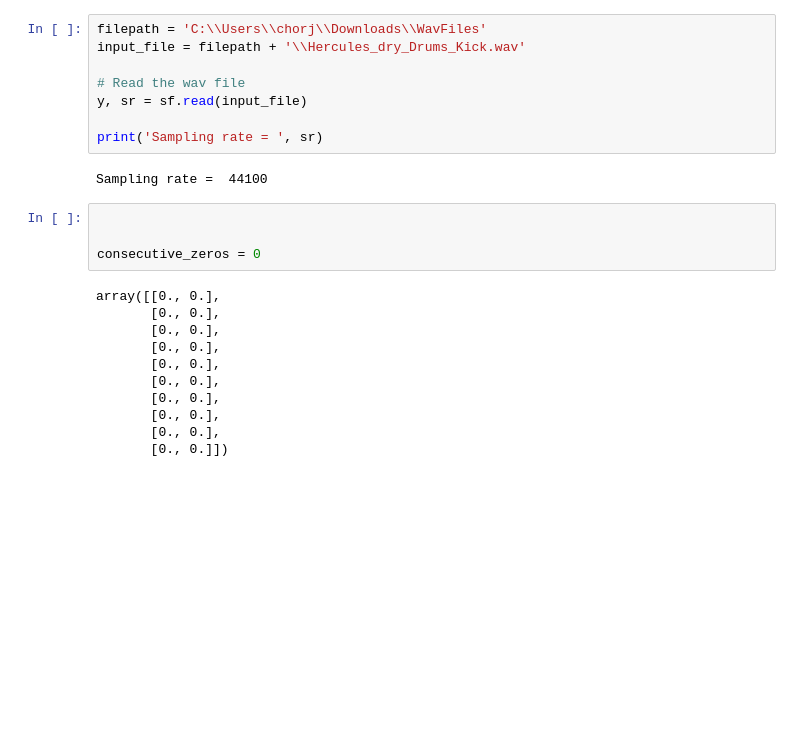
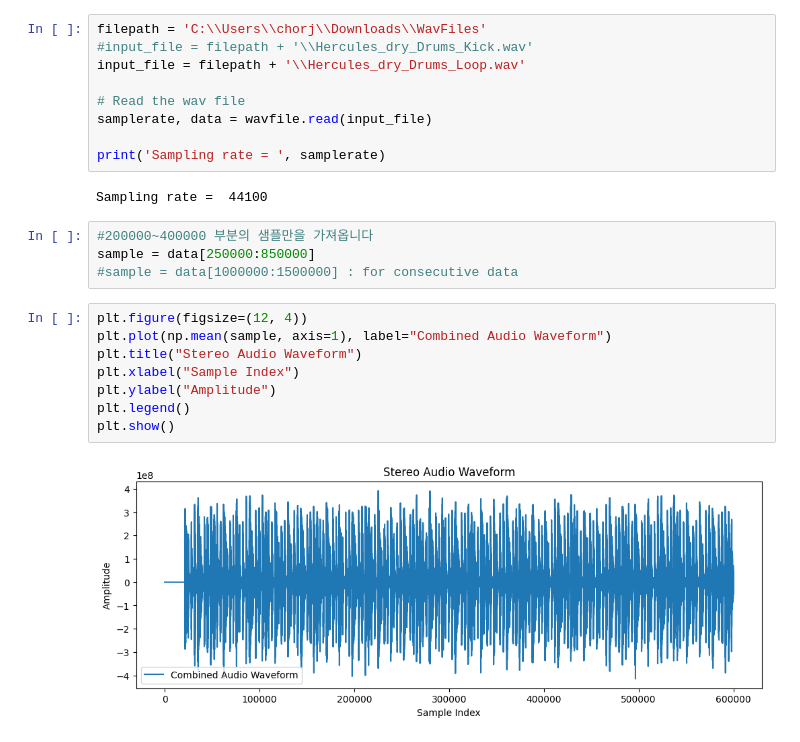
Before and after one commit to gunhee-c/Multitrack-Compress, a Jupyter notebook: sandbox.ipynb, the cells around one changed output. Cells and saved outputs as stored; diff of their text form; blank space fills up the shorter version.

```diff
--- a/sandbox.ipynb
+++ b/sandbox.ipynb
@@ -8,26 +8,26 @@ from scipy.io import wavfile
 import IPython.display as ipd
 # %%
 filepath = 'C:\\Users\\chorj\\Downloads\\WavFiles'
-input_file = filepath + '\\Hercules_dry_Drums_Kick.wav'
+#input_file = filepath + '\\Hercules_dry_Drums_Kick.wav'
+input_file = filepath + '\\Hercules_dry_Drums_Loop.wav'
 
 # Read the wav file
-y, sr = sf.read(input_file)
+samplerate, data = wavfile.read(input_file)
 
-print('Sampling rate = ', sr)
+print('Sampling rate = ', samplerate)
 # %% [output]
 Sampling rate =  44100
-# %%
-
-
-consecutive_zeros = 0
-# %% [output]
-array([[0., 0.],
-       [0., 0.],
-       [0., 0.],
-       [0., 0.],
-       [0., 0.],
-       [0., 0.],
-       [0., 0.],
-       [0., 0.],
-       [0., 0.],
-       [0., 0.]])
+# %%
+#200000~400000 부분의 샘플만을 가져옵니다
+sample = data[250000:850000]
+#sample = data[1000000:1500000] : for consecutive data
+# %%
+plt.figure(figsize=(12, 4))
+plt.plot(np.mean(sample, axis=1), label="Combined Audio Waveform")
+plt.title("Stereo Audio Waveform")
+plt.xlabel("Sample Index")
+plt.ylabel("Amplitude")
+plt.legend()
+plt.show()
+# %% [output]
+[figure, added]
```
Also changed, not shown: parts of 3 cells of this notebook.
